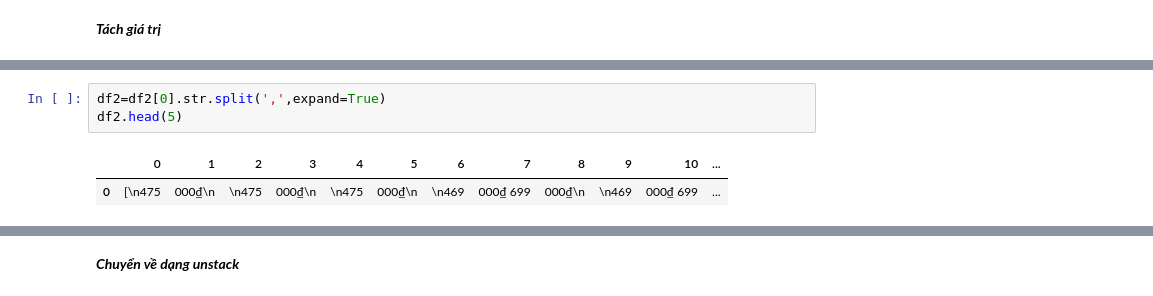
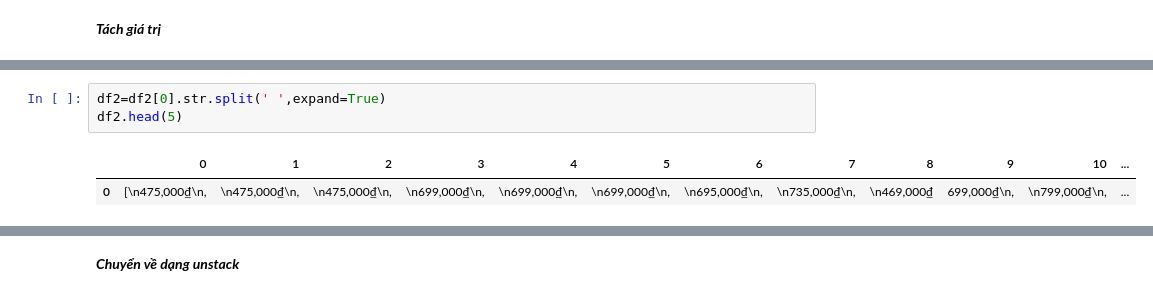
Before and after one commit to trinhvanypro1/Learning-Python-Advanced, a Jupyter notebook: Swapping_Web_DoAn.ipynb, the cells around one changed output, grey strips where cells are left out. Saved outputs shown, nothing was run; the diff lists cells and outputs as text.

```diff
--- a/Swapping_Web_DoAn.ipynb
+++ b/Swapping_Web_DoAn.ipynb
@@ -104,11 +104,11 @@ df.head(7)
 |  | 0 | 1 | 2 | 3 | 4 | 5 | 6 | 7 | 8 | 9 | 10 | ... |
 | 0 | [Áo len nam Biluxury 5ALRT001TRK | Áo len nam Biluxury 5ALRT001TTS | Áo len nam Biluxury 5ALRT001DEN | Áo khoác gió 5AG2T004GHS | Áo khoác gió 5AG2T004CAM | Áo khoác gió 5AG2T004DEN | Áo khoác gió 5AG2T007GHS | Áo khoác gió 2 lớp 4AG2H009DEN | Áo khoác gió 5AG2T004TTS | Áo khoác gió 5AG2T009DEN | Áo khoác gió 4AG2T007REU | ... |
 # %%
-df2=df2[0].str.split(',',expand=True)
+df2=df2[0].str.split(' ',expand=True)
 df2.head(5)
 # %% [output]
 |  | 0 | 1 | 2 | 3 | 4 | 5 | 6 | 7 | 8 | 9 | 10 | ... |
-| 0 | [\n475 | 000₫\n | \n475 | 000₫\n | \n475 | 000₫\n | \n469 | 000₫ 699 | 000₫\n | \n469 | 000₫ 699 | ... |
+| 0 | [\n475,000₫\n, | \n475,000₫\n, | \n475,000₫\n, | \n699,000₫\n, | \n699,000₫\n, | \n699,000₫\n, | \n695,000₫\n, | \n735,000₫\n, | \n469,000₫ | 699,000₫\n, | \n799,000₫\n, | ... |
 # %%
 df3=df3[0].str.split(',',expand=True)
 df3.head(5)
```
Also changed, not shown: parts of 22 cells of this notebook.
